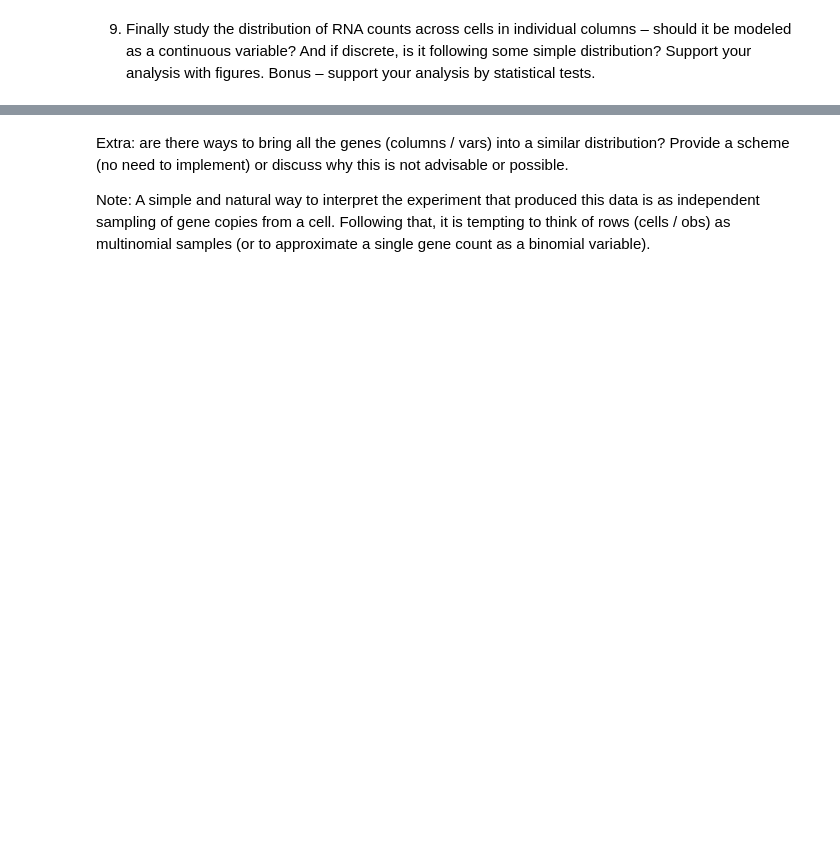
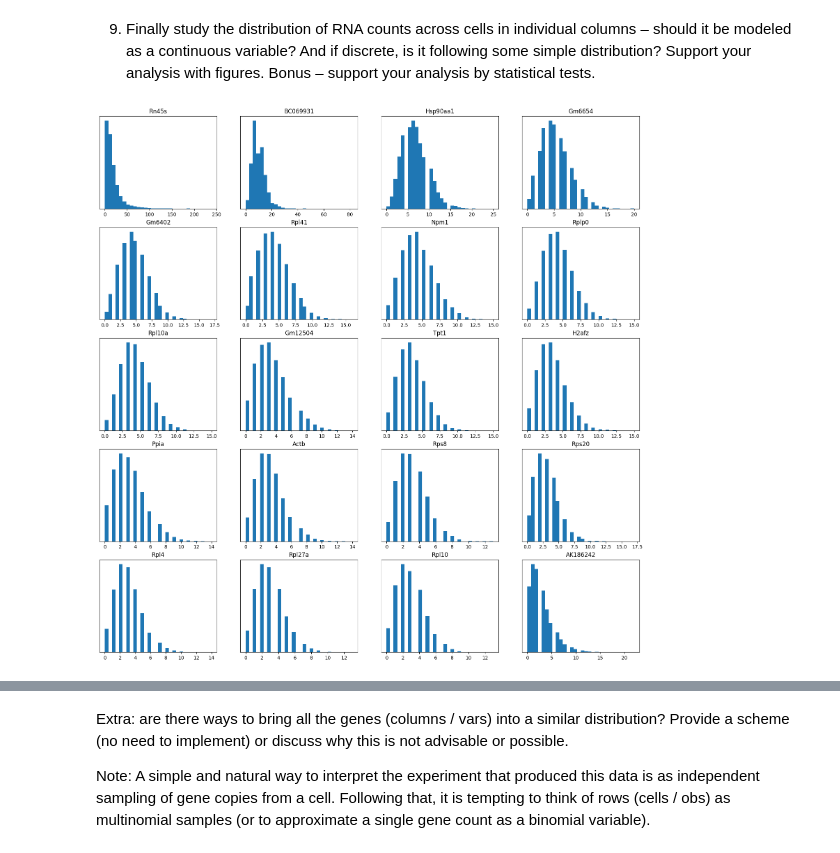
Before and after one commit to Mooguy/AIhub, a Jupyter notebook: ex-scrna/exerciseA.ipynb, the cells around one changed output, grey strips where cells are left out. Cells and saved outputs as stored; diff of their text form; code cells hidden in the pictures; blank space fills up the shorter version.

```diff
--- a/ex-scrna/exerciseA.ipynb
+++ b/ex-scrna/exerciseA.ipynb
@@ -307,0 +287,3 @@ adata_filt_ds.layers['downsampled']
+# %%
+adata_filt_ds_df = pd.DataFrame(adata_filt_ds.layers['downsampled'].toarray(), index=adata_filt_ds.obs.index, columns=adata_filt_ds.var.index)
+adata_filt_ds_df.std(axis=0).sort_values(ascending=False)[:10]
@@ -308,2 +302,19 @@ adata_filt_ds.layers['downsampled']
 # %% [markdown]
 9. Finally study the distribution of RNA counts across cells in individual columns – should it be modeled as a continuous variable? And if discrete, is it following some simple distribution? Support your analysis with figures. Bonus – support your analysis by statistical tests.
+# %%
+top_20 = adata_filt_ds_df.sum(axis=0).sort_values(ascending=False)[:20].index.values
+
+fig, ax = plt.subplots(5, 4, figsize=(20, 20))
+
+for i, gene in enumerate(top_20):
+    ax[i//4, i%4].hist(adata_filt_ds_df[gene], bins=30)
+    ax[i//4, i%4].set_title(gene)
+    #remove x and y axis labels
+    # ax[i//4, i%4].set_xticklabels([])
+    ax[i//4, i%4].set_yticklabels([])
+    # ax[i//4, i%4].set_xticks([])
+    ax[i//4, i%4].set_yticks([])
+
+plt.show()
+# %% [output]
+[figure, added]
```
Also changed, not shown: parts of 14 cells of this notebook, 10 other files.
